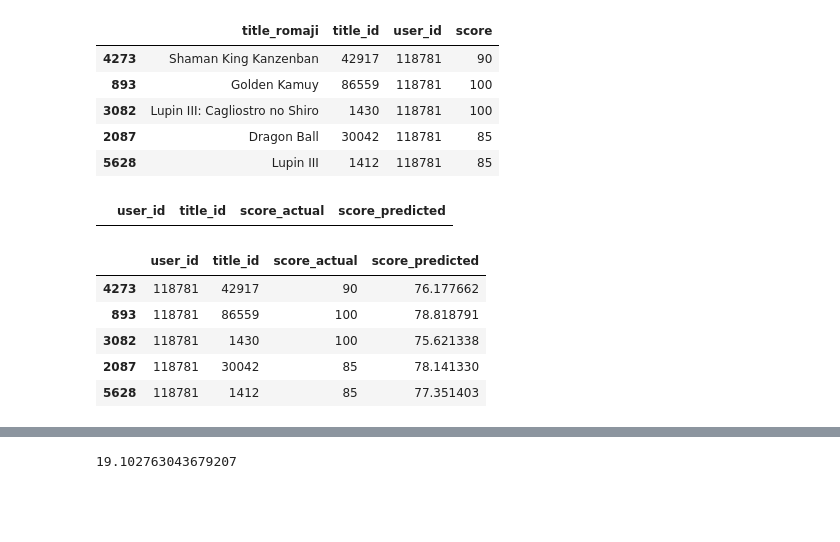
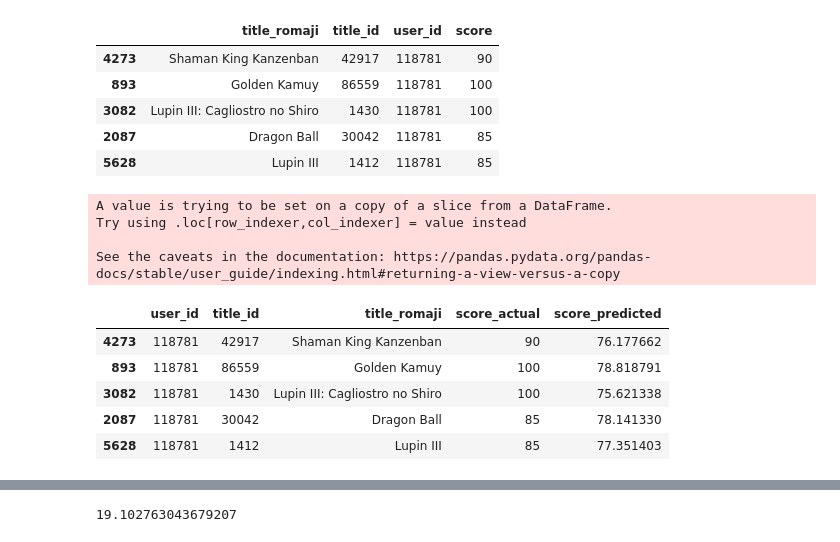
Before and after one commit to doyoung-umich/pj_otaku, a Jupyter notebook: Doyoung/EDA.ipynb, the cells around one changed output, grey strips where cells are left out. Saved outputs shown, nothing was run; the diff lists cells and outputs as text; code cells hidden in the pictures; blank space fills up the shorter version.

```diff
--- a/Doyoung/EDA.ipynb
+++ b/Doyoung/EDA.ipynb
@@ -639,22 +683,24 @@ user_test_titles
 | 3082 | Lupin III: Cagliostro no Shiro | 1430 | 118781 | 100 |
 | 2087 | Dragon Ball | 30042 | 118781 | 85 |
 | 5628 | Lupin III | 1412 | 118781 | 85 |
-# %%
-test_result
-# %% [output]
-|  | user_id | title_id | score_actual | score_predicted |
 # %%
-temp_df = user_test_titles[['user_id','title_id','score']]
+# After the scores are predicted, they are accumulated in the test_result dataframe.
+
+temp_df = user_test_titles[['user_id','title_id','title_romaji','score']]
 temp_df['score_predicted'] = temp_df['title_id'].map(score_prediction_dict)
 temp_df = temp_df.rename(columns = {'score':'score_actual'})
 temp_df
 # %% [output]
+A value is trying to be set on a copy of a slice from a DataFrame.
+Try using .loc[row_indexer,col_indexer] = value instead
+
+See the caveats in the documentation: https://pandas.pydata.org/pandas-docs/stable/user_guide/indexing.html#returning-a-view-versus-a-copy
-|  | user_id | title_id | score_actual | score_predicted |
-| 4273 | 118781 | 42917 | 90 | 76.177662 |
-| 893 | 118781 | 86559 | 100 | 78.818791 |
-| 3082 | 118781 | 1430 | 100 | 75.621338 |
-| 2087 | 118781 | 30042 | 85 | 78.141330 |
-| 5628 | 118781 | 1412 | 85 | 77.351403 |
+|  | user_id | title_id | title_romaji | score_actual | score_predicted |
+| 4273 | 118781 | 42917 | Shaman King Kanzenban | 90 | 76.177662 |
+| 893 | 118781 | 86559 | Golden Kamuy | 100 | 78.818791 |
+| 3082 | 118781 | 1430 | Lupin III: Cagliostro no Shiro | 100 | 75.621338 |
+| 2087 | 118781 | 30042 | Dragon Ball | 85 | 78.141330 |
+| 5628 | 118781 | 1412 | Lupin III | 85 | 77.351403 |
 # %%
 test_result = pd.concat([test_result, temp_df])
 test_result
```
Also changed, not shown: parts of 41 cells of this notebook.
